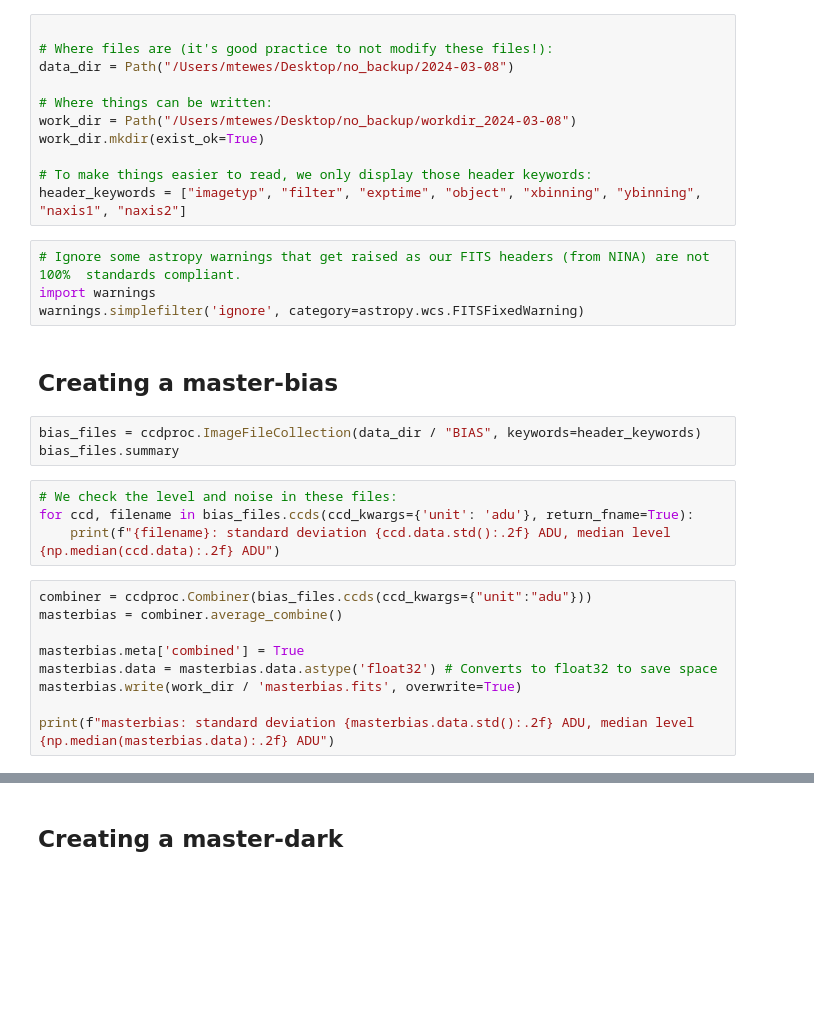
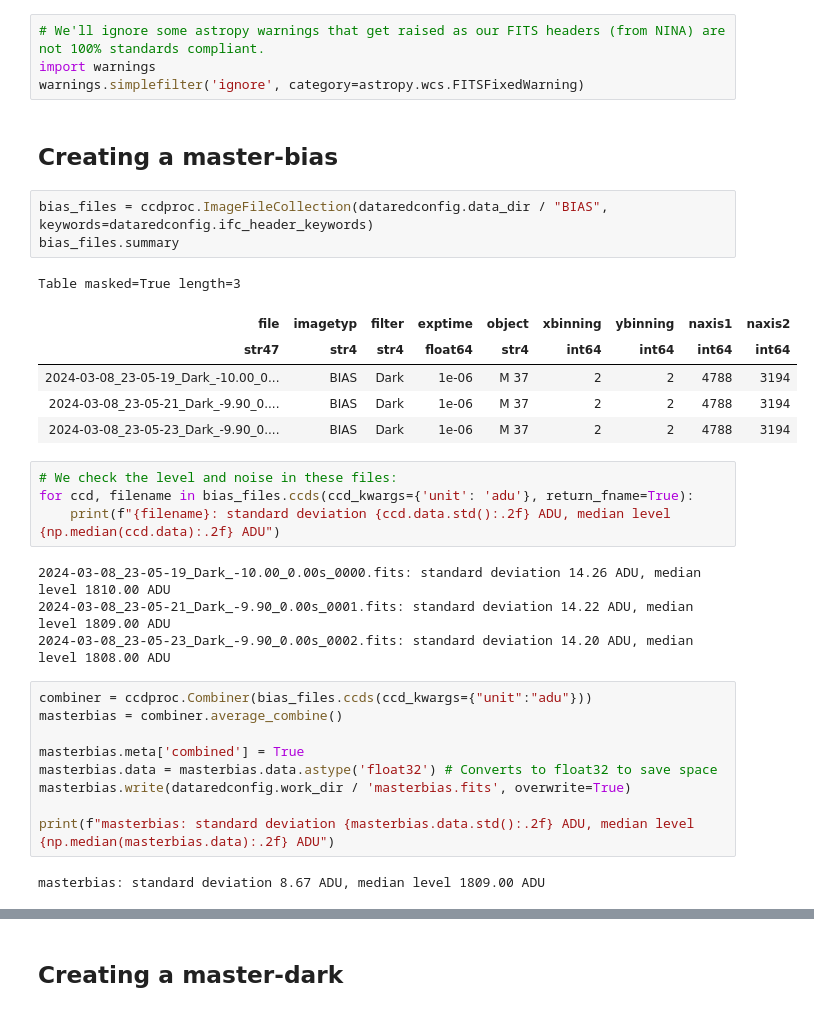
Before and after one commit to aifatelescope/datared, a Jupyter notebook: book/pre-red.ipynb, the cells around one changed output, grey strips where cells are left out. Drawn from its saved outputs; the diff is of its cells as text; blank space fills up the shorter version.

```diff
--- a/book/pre-red.ipynb
+++ b/book/pre-red.ipynb
@@ -29,36 +26,38 @@ print("numpy", np.__version__, ", astropy", astropy.__version__, ", matplotlib",
-# %%
-
-# Where files are (it's good practice to not modify these files!):
-data_dir = Path("/Users/mtewes/Desktop/no_backup/2024-03-08")
-
-# Where things can be written:
-work_dir = Path("/Users/mtewes/Desktop/no_backup/workdir_2024-03-08")
-work_dir.mkdir(exist_ok=True)
-
-# To make things easier to read, we only display those header keywords:
-header_keywords = ["imagetyp", "filter", "exptime", "object", "xbinning", "ybinning", "naxis1", "naxis2"]
 # %%
-# Ignore some astropy warnings that get raised as our FITS headers (from NINA) are not 100%  standards compliant.
+# We'll ignore some astropy warnings that get raised as our FITS headers (from NINA) are not 100% standards compliant.
 import warnings
 warnings.simplefilter('ignore', category=astropy.wcs.FITSFixedWarning)
 # %% [markdown]
 ## Creating a master-bias
 # %%
-bias_files = ccdproc.ImageFileCollection(data_dir / "BIAS", keywords=header_keywords)
+bias_files = ccdproc.ImageFileCollection(dataredconfig.data_dir / "BIAS", keywords=dataredconfig.ifc_header_keywords)
 bias_files.summary
+# %% [output]
+Table masked=True length=3
+| file | imagetyp | filter | exptime | object | xbinning | ybinning | naxis1 | naxis2 |
+| str47 | str4 | str4 | float64 | str4 | int64 | int64 | int64 | int64 |
+| 2024-03-08_23-05-19_Dark_-10.00_0... | BIAS | Dark | 1e-06 | M 37 | 2 | 2 | 4788 | 3194 |
+| 2024-03-08_23-05-21_Dark_-9.90_0.... | BIAS | Dark | 1e-06 | M 37 | 2 | 2 | 4788 | 3194 |
+| 2024-03-08_23-05-23_Dark_-9.90_0.... | BIAS | Dark | 1e-06 | M 37 | 2 | 2 | 4788 | 3194 |
 # %%
 # We check the level and noise in these files:
 for ccd, filename in bias_files.ccds(ccd_kwargs={'unit': 'adu'}, return_fname=True):
     print(f"{filename}: standard deviation {ccd.data.std():.2f} ADU, median level {np.median(ccd.data):.2f} ADU")
+# %% [output]
+2024-03-08_23-05-19_Dark_-10.00_0.00s_0000.fits: standard deviation 14.26 ADU, median level 1810.00 ADU
+2024-03-08_23-05-21_Dark_-9.90_0.00s_0001.fits: standard deviation 14.22 ADU, median level 1809.00 ADU
+2024-03-08_23-05-23_Dark_-9.90_0.00s_0002.fits: standard deviation 14.20 ADU, median level 1808.00 ADU
 # %%
 combiner = ccdproc.Combiner(bias_files.ccds(ccd_kwargs={"unit":"adu"}))
 masterbias = combiner.average_combine()
 
 masterbias.meta['combined'] = True
 masterbias.data = masterbias.data.astype('float32') # Converts to float32 to save space
-masterbias.write(work_dir / 'masterbias.fits', overwrite=True)
+masterbias.write(dataredconfig.work_dir / 'masterbias.fits', overwrite=True)
 
 print(f"masterbias: standard deviation {masterbias.data.std():.2f} ADU, median level {np.median(masterbias.data):.2f} ADU")
+# %% [output]
+masterbias: standard deviation 8.67 ADU, median level 1809.00 ADU
 # %%
 # Let's check for some structure, by median-smoothing this a bit:
 smooth_masterbias = photutils.background.Background2D(masterbias.data, (100, 100), filter_size=(3, 3), bkg_estimator=photutils.background.MedianBackground()).background
```
Also changed, not shown: parts of 6 cells of this notebook, 5 other files.
